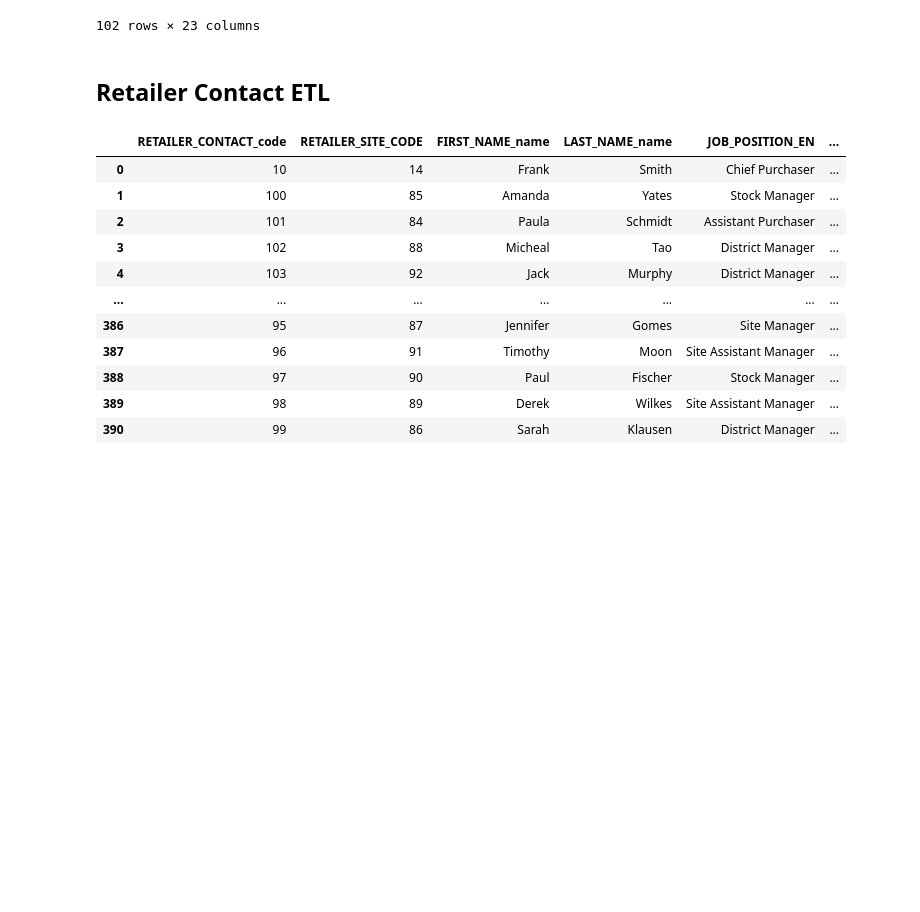
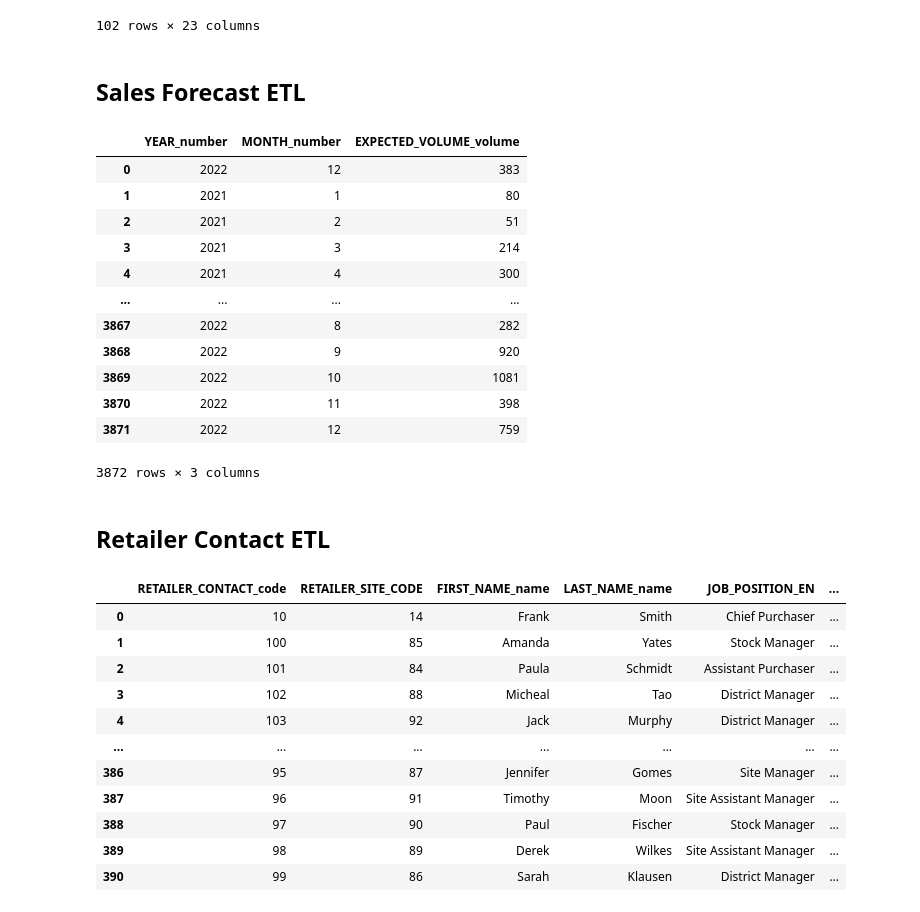
Before and after one commit to Vertcol/Datawarehouse, a Jupyter notebook: ETL.ipynb, the cells around one changed output. Cells and saved outputs as stored; diff of their text form; code cells hidden in the pictures; blank space fills up the shorter version.

Commit message:
Add sales forecast

```diff
--- a/ETL.ipynb
+++ b/ETL.ipynb
@@ -56,8 +56,8 @@ print("Imported crm tables")
 inventory_level = pd.read_csv("GO_SALES_INVENTORY_LEVELSData.csv")
 print("Imported inventory table")
 
-product_forecast = pd.read_csv("GO_SALES_PRODUCT_FORECASTData.csv")
-print("Imported product forecast table")
+sales_forecast = pd.read_csv("GO_SALES_PRODUCT_FORECASTData.csv")
+print("Imported sales product forecast table")
 # %% [output]
 Imported sales tables
 Imported staff tables
@@ -152,6 +152,9 @@ rename_mapping = {
     'ORDER_DATE': 'ORDER_DATE_date',
     'ORDER_METHOD_CODE': 'ORDER_METHOD_code',
     'ORDER_METHOD_EN': 'ORDER_METHOD_name',
+    'EXPECTED_VOLUME': 'EXPECTED_VOLUME_volume',
+    'YEAR': 'YEAR_number',
+    'MONTH': 'MONTH_number'
 }
 # %% [markdown]
 ## Product ETL
@@ -211,6 +214,28 @@ sales_staff_etl
 | 100 | 98 | Eduardo | Guimarães | Level 2 Sales Representative | +55 (11) 344-4444 | 1442 | ... |
 | 101 | 99 | Helena | Lindholm | Level 3 Sales Representative | +358(0)17 - 433 127 | 489 | ... |
 102 rows × 23 columns
+# %% [markdown]
+## Sales Forecast ETL
+# %%
+# pd.merge(sales_forecast, sales_branch, on='SALES_BRANCH_CODE')
+sales_forecast_etl = sales_forecast[["YEAR", "MONTH", "EXPECTED_VOLUME"]]\
+        .rename(columns=rename_mapping)
+
+sales_forecast_etl
+# %% [output]
+|  | YEAR_number | MONTH_number | EXPECTED_VOLUME_volume |
+| 0 | 2022 | 12 | 383 |
+| 1 | 2021 | 1 | 80 |
+| 2 | 2021 | 2 | 51 |
+| 3 | 2021 | 3 | 214 |
+| 4 | 2021 | 4 | 300 |
+| ... | ... | ... | ... |
+| 3867 | 2022 | 8 | 282 |
+| 3868 | 2022 | 9 | 920 |
+| 3869 | 2022 | 10 | 1081 |
+| 3870 | 2022 | 11 | 398 |
+| 3871 | 2022 | 12 | 759 |
+3872 rows × 3 columns
 # %% [markdown]
 ## Retailer Contact ETL
 # %%
```
Also changed, not shown: parts of 1 cell of this notebook.
